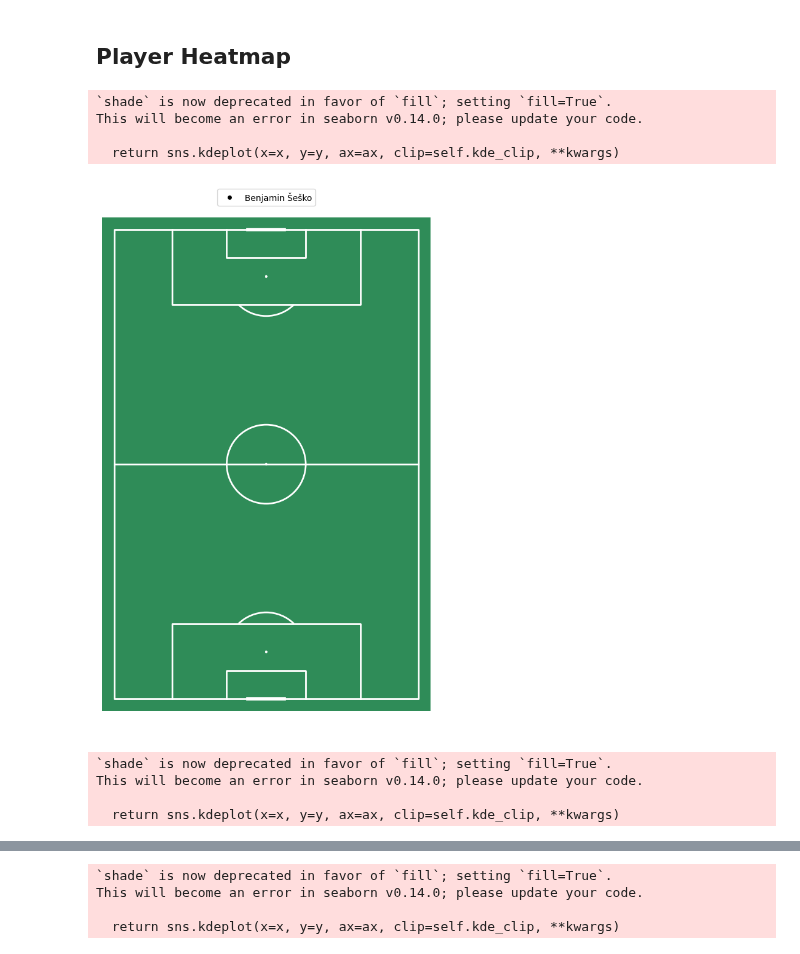
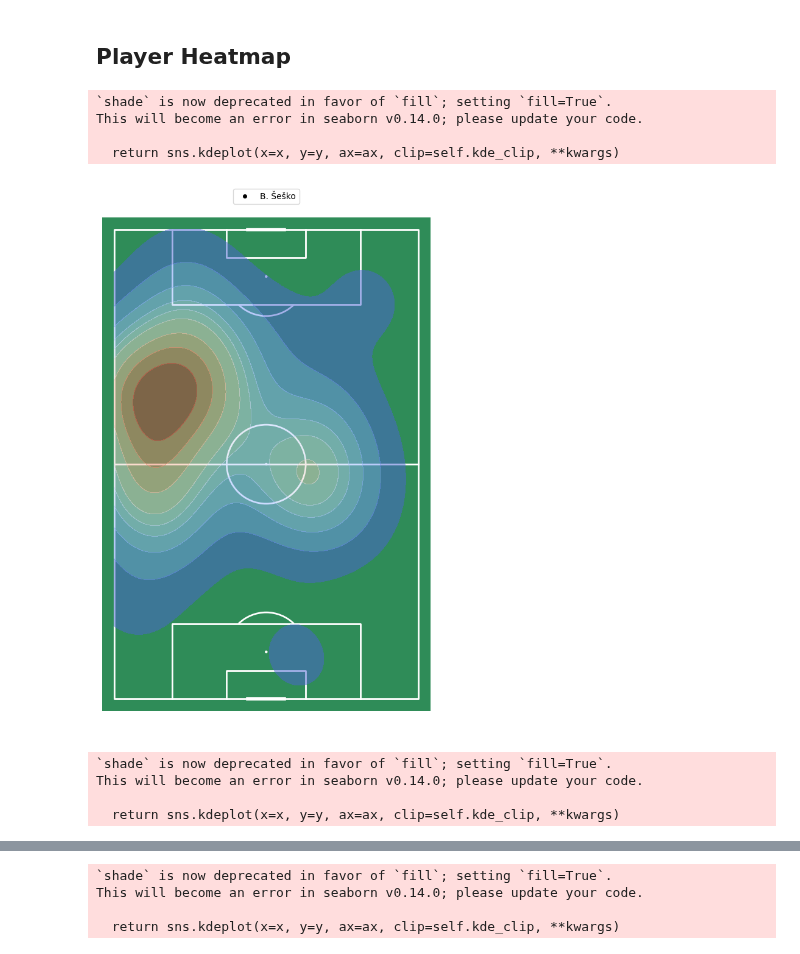
Before and after one commit to ngroggy/SoccerAnalytics, a Jupyter notebook: notebooks/3-PlayerHeatmap.ipynb, the cells around one changed output, grey strips where cells are left out. Saved outputs shown, nothing was run; the diff lists cells and outputs as text; code cells hidden in the pictures.

```diff
--- a/notebooks/3-PlayerHeatmap.ipynb
+++ b/notebooks/3-PlayerHeatmap.ipynb
@@ -12,7 +12,7 @@ from matplotlib.lines import Line2D
 # %%
 
 # Import the dataset
-file_path = './input/wyscout/5414260.json'
+file_path = './input/wyscout/5414302.json'
 with open(file_path, 'r', encoding='utf-8') as file:
     data = json.load(file)
 
@@ -20,42 +20,42 @@ df = pd.json_normalize(data, record_path=['events'])
 
 
 # Create an array with players you want to see
-player = ['Benjamin Šeško', 'Jasmin Kurtič', 'Žan Karničnik']
+player = ['B. Šeško', 'J. Kurtič', 'Ž. Karničnik']
 for pl in player:
     df_player = df[df['player.name'] == pl]
 
     # Pitch
     pitch = VerticalPitch(pitch_color='#2f8c58',
                           line_color='white',
                           pitch_type='wyscout')
 
     fig, ax = pitch.grid(grid_height=0.9, title_height=0.06, axis=False,
                          endnote_height=0.04, title_space=0, endnote_space=0)
 
     # Heatmap as Kernel Density Estimation
     pitch.kdeplot(
     x=df_player['location.x'],
     y=df_player['location.y'],
     shade = True,
-    shade_lowest=True,
+    shade_lowest=False,
     alpha=.5,
     n_levels=10,
     cmap = 'coolwarm',
     ax=ax['pitch']
     )
 
     legend_elements = [Line2D([0], [0], color='w', markerfacecolor='k', marker='o', label=pl)]
 
     plt.legend(handles=legend_elements, loc='upper center', bbox_to_anchor=(0.5, 1), bbox_transform=plt.gcf().transFigure,
                handlelength=2, labelspacing=1.2, fontsize=10)
     plt.savefig(f'{pl}_heatmap.png')
     plt.show()
 # %% [output]
 `shade` is now deprecated in favor of `fill`; setting `fill=True`.
 This will become an error in seaborn v0.14.0; please update your code.
 
   return sns.kdeplot(x=x, y=y, ax=ax, clip=self.kde_clip, **kwargs)
-[figure, old version]
+[figure, new version]
 `shade` is now deprecated in favor of `fill`; setting `fill=True`.
 This will become an error in seaborn v0.14.0; please update your code.
 
```
Also changed, not shown: parts of 1 cell of this notebook.
